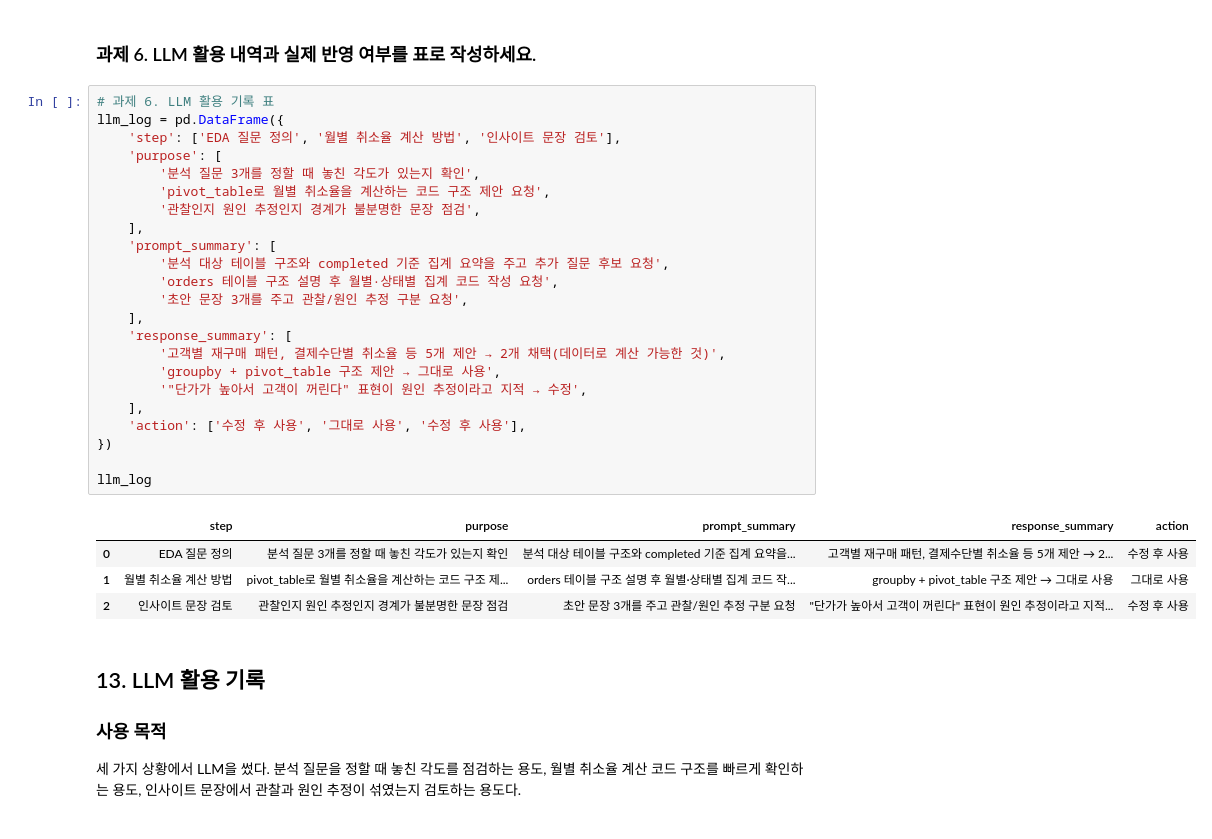
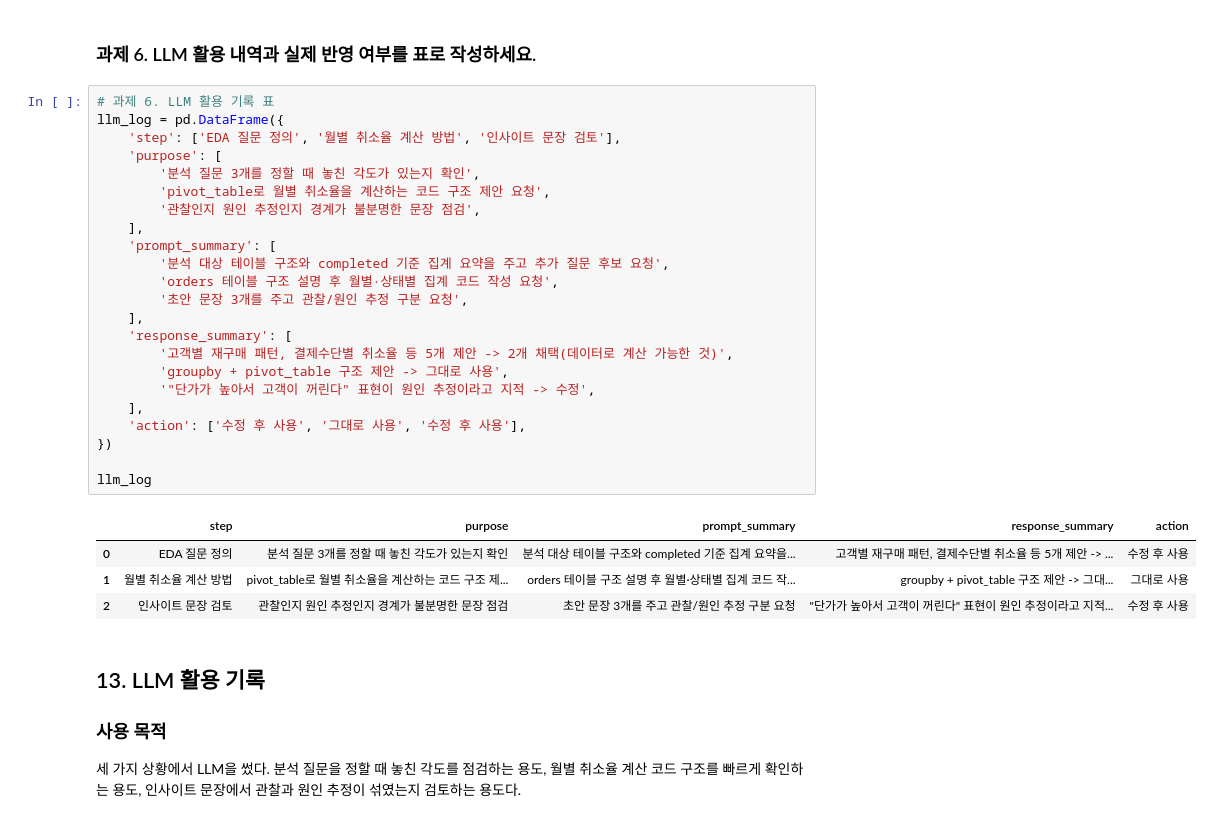
Before and after one commit to mikeypark/llm-data-analysis-study, a Jupyter notebook: chapter08/chapter08.ipynb, the cells around one changed output. Cells and saved outputs as stored; diff of their text form.

```diff
--- a/chapter08/chapter08.ipynb
+++ b/chapter08/chapter08.ipynb
@@ -689,30 +687,30 @@ completed 원본 합계: 148,990,000원
 # %%
 # 과제 6. LLM 활용 기록 표
 llm_log = pd.DataFrame({
     'step': ['EDA 질문 정의', '월별 취소율 계산 방법', '인사이트 문장 검토'],
     'purpose': [
         '분석 질문 3개를 정할 때 놓친 각도가 있는지 확인',
         'pivot_table로 월별 취소율을 계산하는 코드 구조 제안 요청',
         '관찰인지 원인 추정인지 경계가 불분명한 문장 점검',
     ],
     'prompt_summary': [
         '분석 대상 테이블 구조와 completed 기준 집계 요약을 주고 추가 질문 후보 요청',
         'orders 테이블 구조 설명 후 월별·상태별 집계 코드 작성 요청',
         '초안 문장 3개를 주고 관찰/원인 추정 구분 요청',
     ],
     'response_summary': [
-        '고객별 재구매 패턴, 결제수단별 취소율 등 5개 제안 → 2개 채택(데이터로 계산 가능한 것)',
-        'groupby + pivot_table 구조 제안 → 그대로 사용',
-        '"단가가 높아서 고객이 꺼린다" 표현이 원인 추정이라고 지적 → 수정',
+        '고객별 재구매 패턴, 결제수단별 취소율 등 5개 제안 -> 2개 채택(데이터로 계산 가능한 것)',
+        'groupby + pivot_table 구조 제안 -> 그대로 사용',
+        '"단가가 높아서 고객이 꺼린다" 표현이 원인 추정이라고 지적 -> 수정',
     ],
     'action': ['수정 후 사용', '그대로 사용', '수정 후 사용'],
 })
 
 llm_log
 # %% [output]
 |  | step | purpose | prompt_summary | response_summary | action |
-| 0 | EDA 질문 정의 | 분석 질문 3개를 정할 때 놓친 각도가 있는지 확인 | 분석 대상 테이블 구조와 completed 기준 집계 요약을... | 고객별 재구매 패턴, 결제수단별 취소율 등 5개 제안 → 2... | 수정 후 사용 |
-| 1 | 월별 취소율 계산 방법 | pivot_table로 월별 취소율을 계산하는 코드 구조 제... | orders 테이블 구조 설명 후 월별·상태별 집계 코드 작... | groupby + pivot_table 구조 제안 → 그대로 사용 | 그대로 사용 |
+| 0 | EDA 질문 정의 | 분석 질문 3개를 정할 때 놓친 각도가 있는지 확인 | 분석 대상 테이블 구조와 completed 기준 집계 요약을... | 고객별 재구매 패턴, 결제수단별 취소율 등 5개 제안 -> ... | 수정 후 사용 |
+| 1 | 월별 취소율 계산 방법 | pivot_table로 월별 취소율을 계산하는 코드 구조 제... | orders 테이블 구조 설명 후 월별·상태별 집계 코드 작... | groupby + pivot_table 구조 제안 -> 그대... | 그대로 사용 |
 | 2 | 인사이트 문장 검토 | 관찰인지 원인 추정인지 경계가 불분명한 문장 점검 | 초안 문장 3개를 주고 관찰/원인 추정 구분 요청 | "단가가 높아서 고객이 꺼린다" 표현이 원인 추정이라고 지적... | 수정 후 사용 |
 # %% [markdown]
 ## 13. LLM 활용 기록
```
Also changed, not shown: parts of 5 cells of this notebook, 2 other files.
